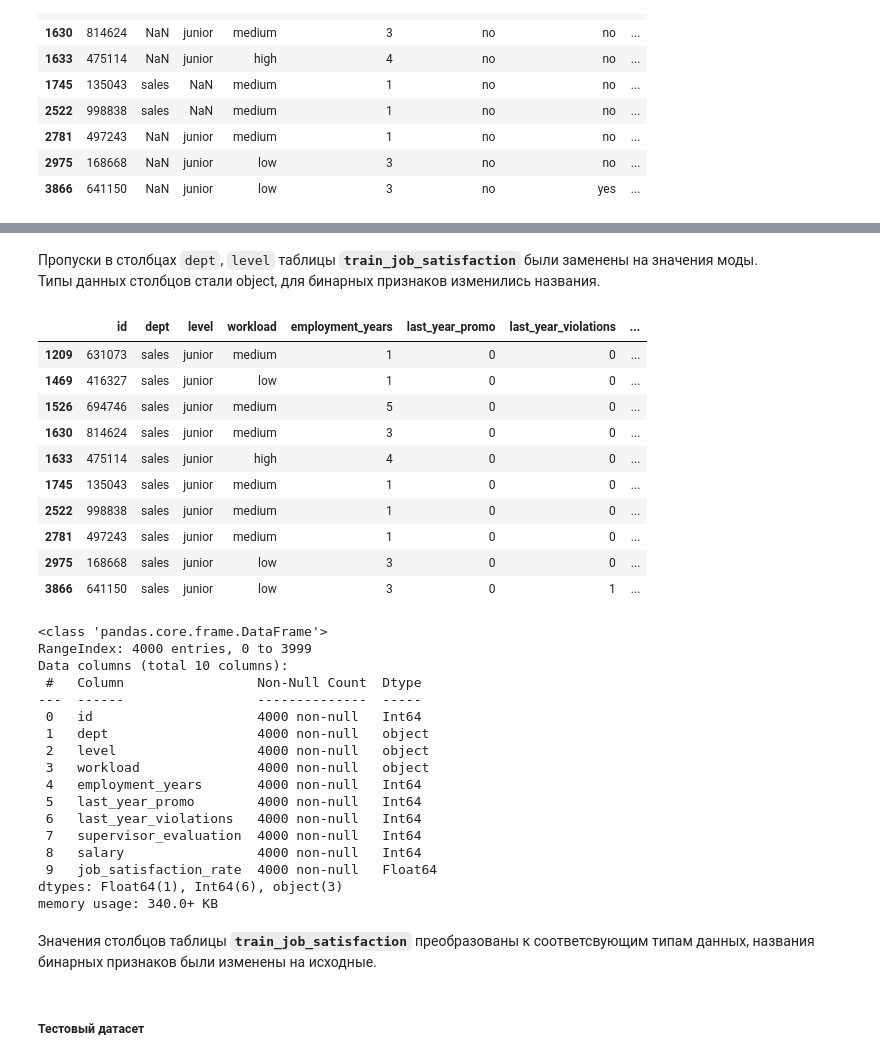
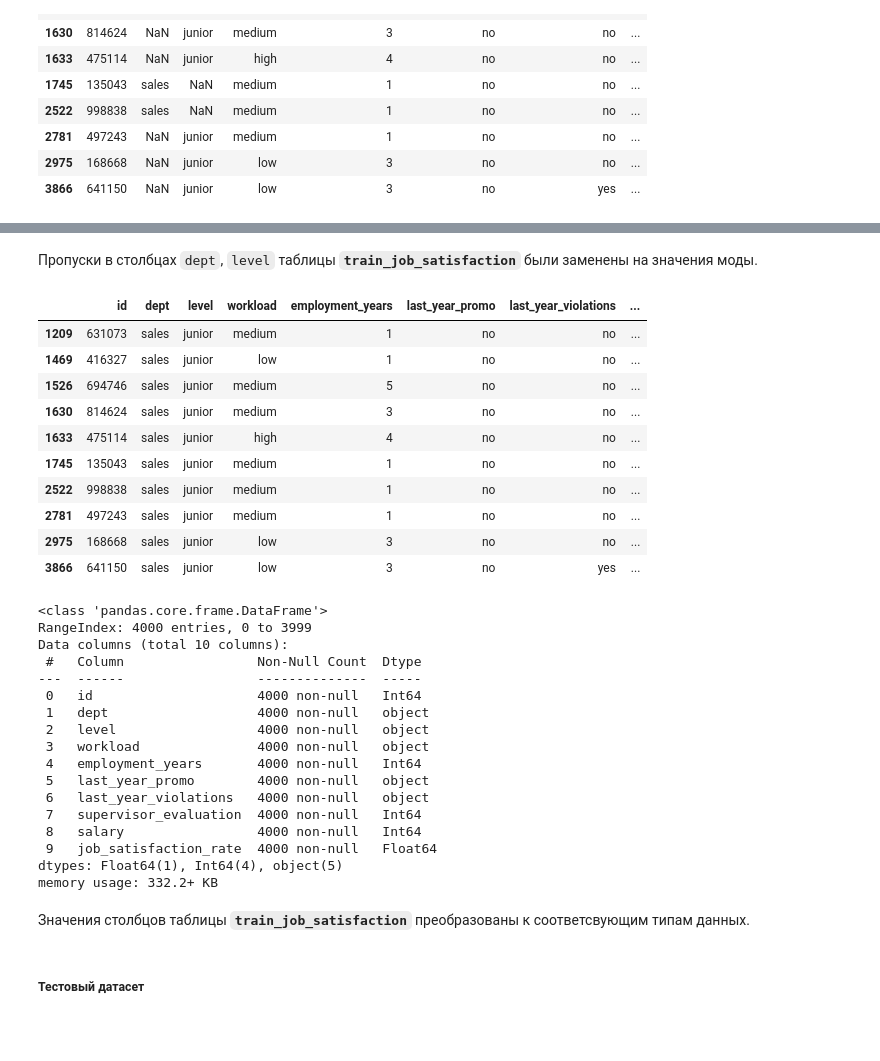
Before and after one commit to serguntsov/ML_HR_ANALYST, a Jupyter notebook: satisfaction_rate_job.ipynb, the cells around one changed output, grey strips where cells are left out. Saved outputs shown, nothing was run; the diff lists cells and outputs as text; code cells hidden in the pictures; blank space fills up the shorter version.

```diff
--- a/satisfaction_rate_job.ipynb
+++ b/satisfaction_rate_job.ipynb
@@ -171,9 +203,8 @@ print('количество дубликатов в таблице test_features
 # %% [markdown]
 #### Замена пропусков
 # %%
-numeric_features = train_job_satisfaction.select_dtypes(include='number').columns[1:-1] # без id и target
-categorical_features = train_job_satisfaction.select_dtypes(exclude='number').columns
-lst_binary_feature = ['last_year_promo', 'last_year_violations']
+numeric_features = train_job_satisfaction.select_dtypes(include='number').columns[1:-1].tolist() # без id и target
+categorical_features = train_job_satisfaction.select_dtypes(exclude='number').columns.tolist()
 # %%
 fill_na_num = Pipeline([
     ('simple_imputer_num',
@@ -197,8 +219,7 @@ binary_feature = Pipeline([
 preliminary_preprocessor = ColumnTransformer(
     [
         ('fill_na_num', fill_na_num, numeric_features),
-        ('fill_na_cat', fill_na_cat, categorical_features),
-        ('binary_feature', binary_feature, lst_binary_feature)
+        ('fill_na_cat', fill_na_cat, categorical_features)
     ],
     remainder='passthrough'
 )
@@ -229,8 +250,7 @@ lst_name_feature = [s.replace('remainder__', '').replace('fill_na_', '').replace
                  for s in preliminary_preprocessor.get_feature_names_out()]
 
 # Порядок столбцов прошлой таблицы
-lst_columns_train = ['binary_feature__'+clm if clm in ['last_year_promo', 'last_year_violations'] else clm \
-                 for clm in train_job_satisfaction.columns.tolist()]
+lst_columns_train = [clm for clm in train_job_satisfaction.columns.tolist()]
 # %%
 preprocessor_train_job_satisfaction = pd.DataFrame(data=preliminary_preprocessor.transform(train_job_satisfaction), \
                                                    columns=lst_name_feature)[lst_columns_train]
@@ -255,27 +275,25 @@ Data columns (total 10 columns):
 dtypes: object(10)
 memory usage: 312.6+ KB
 # %% [markdown]
-Пропуски в столбцах `dept`, `level` таблицы **`train_job_satisfaction`** были заменены на значения моды. \
-Типы данных столбцов стали object, для бинарных признаков изменились названия.
+Пропуски в столбцах `dept`, `level` таблицы **`train_job_satisfaction`** были заменены на значения моды.
 # %%
 train_job_satisfaction = (preprocessor_train_job_satisfaction
-                            .rename(columns=lambda x: x.replace('binary_feature__', ''))
                             .convert_dtypes(convert_string=False))
 
 display(train_job_satisfaction.query('id in @lst_tjs_na'))
 train_job_satisfaction.info()
 # %% [output]
 |  | id | dept | level | workload | employment_years | last_year_promo | last_year_violations | ... |
-| 1209 | 631073 | sales | junior | medium | 1 | 0 | 0 | ... |
-| 1469 | 416327 | sales | junior | low | 1 | 0 | 0 | ... |
-| 1526 | 694746 | sales | junior | medium | 5 | 0 | 0 | ... |
-| 1630 | 814624 | sales | junior | medium | 3 | 0 | 0 | ... |
-| 1633 | 475114 | sales | junior | high | 4 | 0 | 0 | ... |
-| 1745 | 135043 | sales | junior | medium | 1 | 0 | 0 | ... |
-| 2522 | 998838 | sales | junior | medium | 1 | 0 | 0 | ... |
-| 2781 | 497243 | sales | junior | medium | 1 | 0 | 0 | ... |
-| 2975 | 168668 | sales | junior | low | 3 | 0 | 0 | ... |
-| 3866 | 641150 | sales | junior | low | 3 | 0 | 1 | ... |
+| 1209 | 631073 | sales | junior | medium | 1 | no | no | ... |
+| 1469 | 416327 | sales | junior | low | 1 | no | no | ... |
+| 1526 | 694746 | sales | junior | medium | 5 | no | no | ... |
+| 1630 | 814624 | sales | junior | medium | 3 | no | no | ... |
+| 1633 | 475114 | sales | junior | high | 4 | no | no | ... |
+| 1745 | 135043 | sales | junior | medium | 1 | no | no | ... |
+| 2522 | 998838 | sales | junior | medium | 1 | no | no | ... |
+| 2781 | 497243 | sales | junior | medium | 1 | no | no | ... |
+| 2975 | 168668 | sales | junior | low | 3 | no | no | ... |
+| 3866 | 641150 | sales | junior | low | 3 | no | yes | ... |
 <class 'pandas.core.frame.DataFrame'>
 RangeIndex: 4000 entries, 0 to 3999
 Data columns (total 10 columns):
@@ -286,15 +304,15 @@ Data columns (total 10 columns):
  2   level                  4000 non-null   object
  3   workload               4000 non-null   object
  4   employment_years       4000 non-null   Int64
- 5   last_year_promo        4000 non-null   Int64
- 6   last_year_violations   4000 non-null   Int64
+ 5   last_year_promo        4000 non-null   object
+ 6   last_year_violations   4000 non-null   object
  7   supervisor_evaluation  4000 non-null   Int64
  8   salary                 4000 non-null   Int64
  9   job_satisfaction_rate  4000 non-null   Float64
-dtypes: Float64(1), Int64(6), object(3)
-memory usage: 340.0+ KB
+dtypes: Float64(1), Int64(4), object(5)
+memory usage: 332.2+ KB
 # %% [markdown]
-Значения столбцов таблицы **`train_job_satisfaction`** преобразованы к соответсвующим типам данных, названия бинарных признаков были изменены на исходные.
+Значения столбцов таблицы **`train_job_satisfaction`** преобразованы к соответсвующим типам данных.
 # %% [markdown]
 ##### Тестовый датасет
 # %%
```
Also changed, not shown: parts of 25 cells of this notebook.
